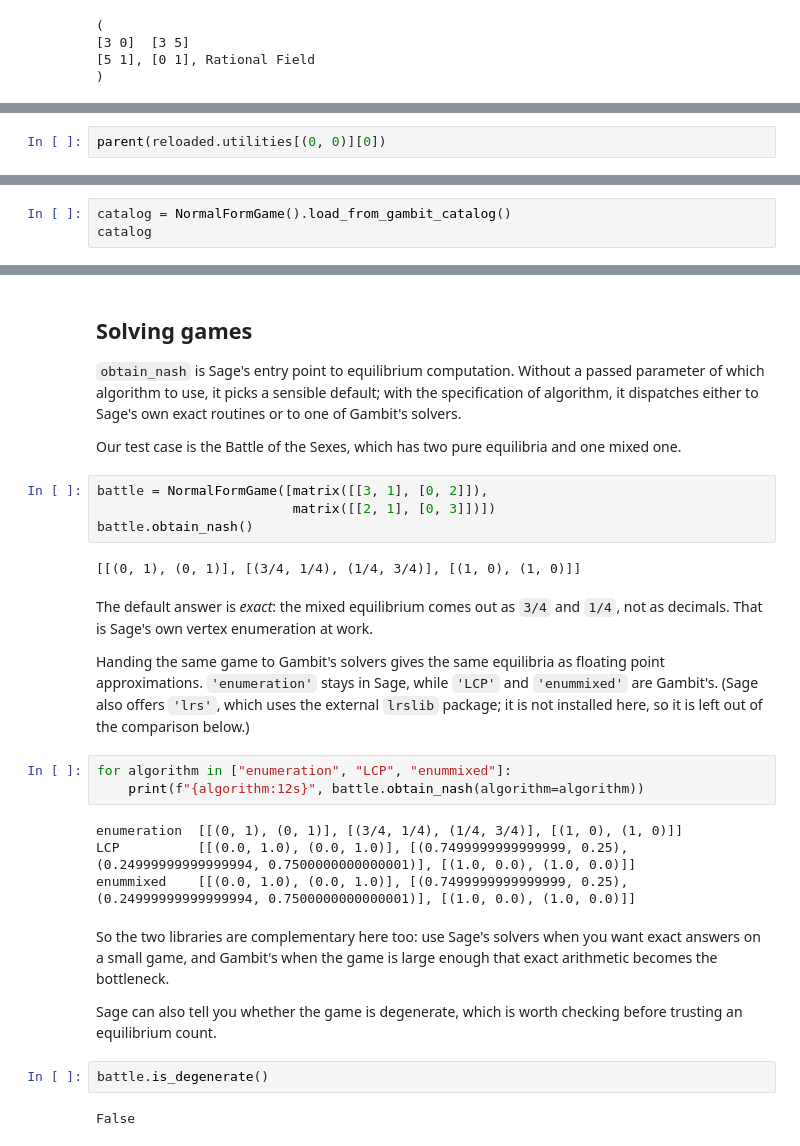
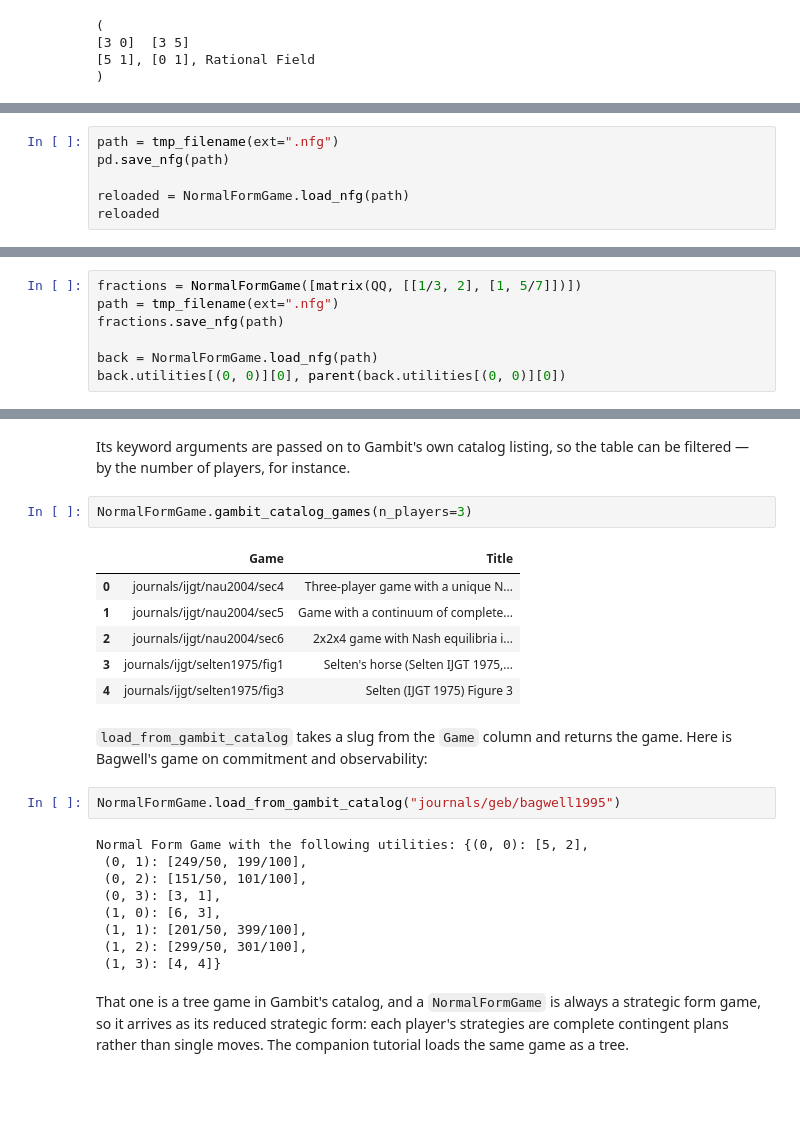
Before and after one commit to gambitproject/gambit, a Jupyter notebook: doc/tutorials/interoperability_tutorials/sagemath_normal_form.ipynb, the cells around one changed output, grey strips where cells are left out. Drawn from its saved outputs; the diff is of its cells as text; blank space fills up the shorter version.

Commit message:
adjust tutorials to integration changes (exactness and class methods)

```diff
--- a/doc/tutorials/interoperability_tutorials/sagemath_normal_form.ipynb
+++ b/doc/tutorials/interoperability_tutorials/sagemath_normal_form.ipynb
@@ -128,3 +117,7 @@ If exactness is important, you should keep the Sage object and convert on demand
 # %%
-parent(reloaded.utilities[(0, 0)][0])
+path = tmp_filename(ext=".nfg")
+pd.save_nfg(path)
+
+reloaded = NormalFormGame.load_nfg(path)
+reloaded
 # %% [output]
@@ -137,4 +127,8 @@ Called with no arguments, `load_from_gambit_catalog` returns a table of what is
 # %%
-catalog = NormalFormGame().load_from_gambit_catalog()
-catalog
+fractions = NormalFormGame([matrix(QQ, [[1/3, 2], [1, 5/7]])])
+path = tmp_filename(ext=".nfg")
+fractions.save_nfg(path)
+
+back = NormalFormGame.load_nfg(path)
+back.utilities[(0, 0)][0], parent(back.utilities[(0, 0)][0])
 # %% [output]
@@ -174,35 +162,27 @@ Normal Form Game with the following utilities: {(0, 0): [5, 2],
 # %% [markdown]
-## Solving games
-
-`obtain_nash` is Sage's entry point to equilibrium computation.
-Without a passed parameter of which algorithm to use, it picks a sensible default; with the specification of algorithm, it dispatches either to Sage's own exact routines or to one of Gambit's solvers.
-
-Our test case is the Battle of the Sexes, which has two pure equilibria and one mixed one.
+Its keyword arguments are passed on to Gambit's own catalog listing, so the table can be filtered — by the number of players, for instance.
 # %%
-battle = NormalFormGame([matrix([[3, 1], [0, 2]]),
-                         matrix([[2, 1], [0, 3]])])
-battle.obtain_nash()
+NormalFormGame.gambit_catalog_games(n_players=3)
 # %% [output]
-[[(0, 1), (0, 1)], [(3/4, 1/4), (1/4, 3/4)], [(1, 0), (1, 0)]]
+|  | Game | Title |
+| 0 | journals/ijgt/nau2004/sec4 | Three-player game with a unique N... |
+| 1 | journals/ijgt/nau2004/sec5 | Game with a continuum of complete... |
+| 2 | journals/ijgt/nau2004/sec6 | 2x2x4 game with Nash equilibria i... |
+| 3 | journals/ijgt/selten1975/fig1 | Selten's horse (Selten IJGT 1975,... |
+| 4 | journals/ijgt/selten1975/fig3 | Selten (IJGT 1975) Figure 3 |
 # %% [markdown]
-The default answer is *exact*: the mixed equilibrium comes out as `3/4` and `1/4`, not as decimals.
-That is Sage's own vertex enumeration at work.
-
-Handing the same game to Gambit's solvers gives the same equilibria as floating point approximations.
-`'enumeration'` stays in Sage, while `'LCP'` and `'enummixed'` are Gambit's.
-(Sage also offers `'lrs'`, which uses the external `lrslib` package; it is not installed here, so it is left out of the comparison below.)
+`load_from_gambit_catalog` takes a slug from the `Game` column and returns the game.
+Here is Bagwell's game on commitment and observability:
 # %%
-for algorithm in ["enumeration", "LCP", "enummixed"]:
-    print(f"{algorithm:12s}", battle.obtain_nash(algorithm=algorithm))
+NormalFormGame.load_from_gambit_catalog("journals/geb/bagwell1995")
 # %% [output]
-enumeration  [[(0, 1), (0, 1)], [(3/4, 1/4), (1/4, 3/4)], [(1, 0), (1, 0)]]
-LCP          [[(0.0, 1.0), (0.0, 1.0)], [(0.7499999999999999, 0.25), (0.24999999999999994, 0.7500000000000001)], [(1.0, 0.0), (1.0, 0.0)]]
-enummixed    [[(0.0, 1.0), (0.0, 1.0)], [(0.7499999999999999, 0.25), (0.24999999999999994, 0.7500000000000001)], [(1.0, 0.0), (1.0, 0.0)]]
+Normal Form Game with the following utilities: {(0, 0): [5, 2],
+ (0, 1): [249/50, 199/100],
+ (0, 2): [151/50, 101/100],
+ (0, 3): [3, 1],
+ (1, 0): [6, 3],
+ (1, 1): [201/50, 399/100],
+ (1, 2): [299/50, 301/100],
+ (1, 3): [4, 4]}
 # %% [markdown]
-So the two libraries are complementary here too: use Sage's solvers when you want exact answers on a small game, and Gambit's when the game is large enough that exact arithmetic becomes the bottleneck.
-
-Sage can also tell you whether the game is degenerate, which is worth checking before trusting an equilibrium count.
+That one is a tree game in Gambit's catalog, and a `NormalFormGame` is always a strategic form game, so it arrives as its reduced strategic form: each player's strategies are complete contingent plans rather than single moves. The companion tutorial loads the same game as a tree.
-# %%
-battle.is_degenerate()
-# %% [output]
-False
```
Also changed, not shown: parts of 63 cells of this notebook, 1 other file.
